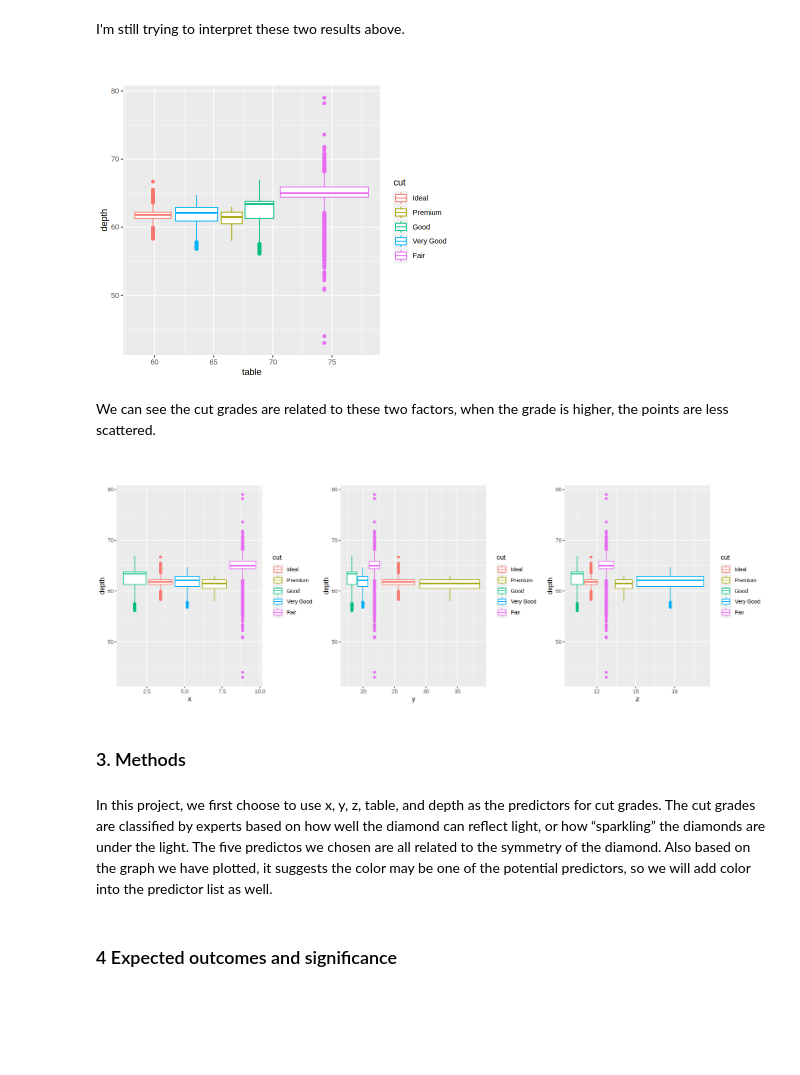
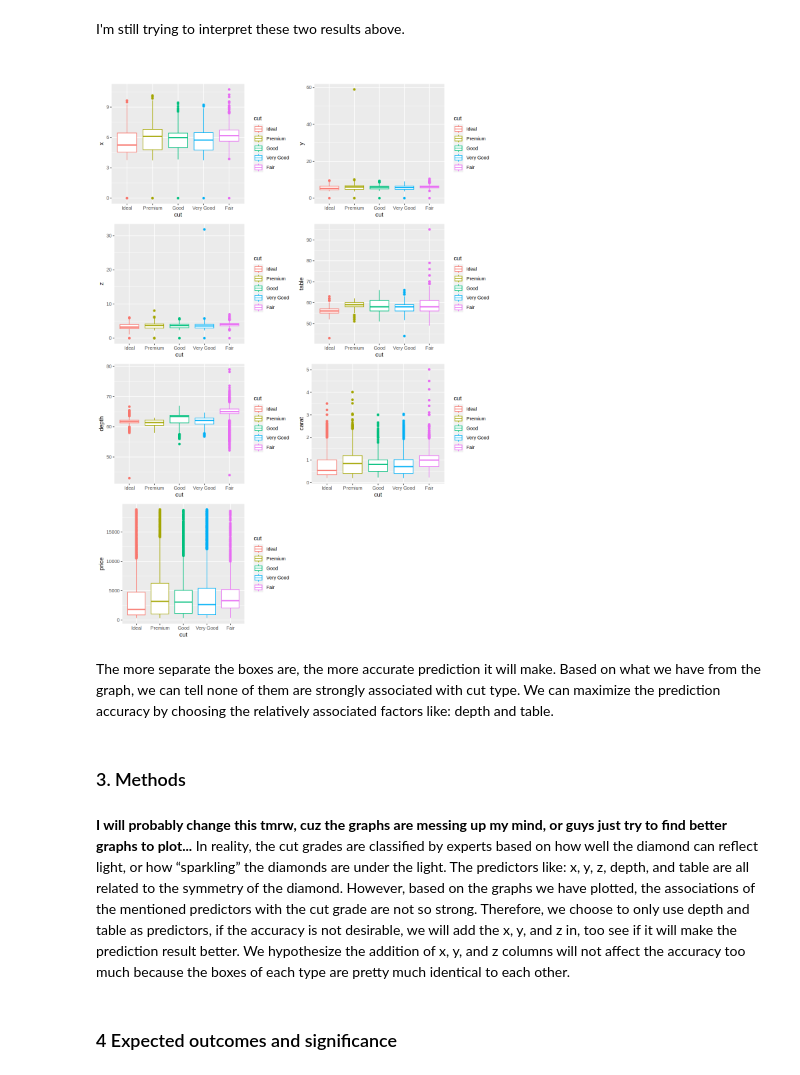
Before and after one commit to rubydelang/sonar_data, a Jupyter notebook: project_diamond.ipynb, the cells around one changed output. Saved outputs shown, nothing was run; the diff lists cells and outputs as text; code cells hidden in the pictures; blank space fills up the shorter version.

Commit message:
Fixed the wrong x-axis factors of the boxplots

```diff
--- a/project_diamond.ipynb
+++ b/project_diamond.ipynb
@@ -188,44 +172,44 @@ plot_grid(color_graph, clarity_graph, align = "h", ncol = 2)
 # %% [markdown]
 I'm still trying to interpret these two results above.<br><br>
-# %%
-# table_depth_graph <- diamond_training |>
-# ggplot(aes(x = depth, y = table, color = cut)) +
-# geom_point(alpha = 0.5) +
-# facet_grid(rows = vars(cut))
-
-options(repr.plot.width = 6, repr.plot.height = 5)
-
-table_depth_graph <- diamond_training |>
-ggplot(aes(x = table, y = depth, color = cut)) +
-geom_boxplot()
-
-table_depth_graph
-# %% [output]
-[figure, removed]
-# %% [markdown]
-We can see the cut grades are related to these two factors, when the grade is higher, the points are less scattered.<br><br>
 # %%
-options(repr.plot.width = 15, repr.plot.height = 5)
-x_depth_graph <- diamond_training |>
-ggplot(aes(x = x, y = depth, color = cut)) +
+options(repr.plot.width = 10, repr.plot.height = 14)
+x_cut_graph <- diamond_training |>
+ggplot(aes(x = cut, y = x, color = cut)) +
 geom_boxplot()
 
-y_depth_graph <- diamond_training |>
-ggplot(aes(x = y, y = depth, color = cut)) +
+y_cut_graph <- diamond_training |>
+ggplot(aes(x = cut, y = y, color = cut)) +
 geom_boxplot()
 
-z_depth_graph <- diamond_training |>
-ggplot(aes(x = z, y = depth, color = cut)) +
+z_cut_graph <- diamond_training |>
+ggplot(aes(x = cut, y = z, color = cut)) +
 geom_boxplot()
 
+table_cut_graph <- diamond_training |>
+ggplot(aes(x = cut, y = table, color = cut)) +
+geom_boxplot()
 
-plot_grid(x_depth_graph, y_depth_graph, z_depth_graph, align = "h", ncol = 3)
+depth_cut_graph <- diamond_training |>
+ggplot(aes(x = cut, y = depth, color = cut)) +
+geom_boxplot()
+
+carat_cut_graph <- diamond_training |>
+ggplot(aes(x = cut, y = carat, color = cut)) +
+geom_boxplot()
+
+price_cut_graph <- diamond_training |>
+ggplot(aes(x = cut, y = price, color = cut)) +
+geom_boxplot()
+
+plot_grid(x_cut_graph, y_cut_graph, z_cut_graph, table_cut_graph, depth_cut_graph, carat_cut_graph, price_cut_graph, align = "h", ncol = 2)
 # %% [output]
-[figure, old version]
+[figure, new version]
+# %% [markdown]
+The more separate the boxes are, the more accurate prediction it will make. Based on what we have from the graph, we can tell none of them are strongly associated with cut type. We can maximize the prediction accuracy by choosing the relatively associated factors like: depth and table.
 # %% [markdown]
 ### 3. Methods
 # %% [markdown]
-In this project, we first choose to use x, y, z, table, and depth as the predictors for cut grades. The cut grades are classified by experts based on how well the diamond can reflect light, or how “sparkling” the diamonds are under the light. The five predictos we chosen are all related to the symmetry of the diamond. Also based on the graph we have plotted, it suggests the color may be one of the potential predictors, so we will add color into the predictor list as well.
+**I will probably change this tmrw, cuz the graphs are messing up my mind, or guys just try to find better graphs to plot...** In reality, the cut grades are classified by experts based on how well the diamond can reflect light, or how “sparkling” the diamonds are under the light. The predictors like: x, y, z, depth, and table are all related to the symmetry of the diamond. However, based on the graphs we have plotted, the associations of the mentioned predictors with the cut grade are not so strong. Therefore, we choose to only use depth and table as predictors, if the accuracy is not desirable, we will add the x, y, and z in, too see if it will make the prediction result better. We hypothesize the addition of x, y, and z columns will not affect the accuracy too much because the boxes of each type are pretty much identical to each other.
 # %% [markdown]
 ### 4 Expected outcomes and significance
 # %% [markdown]
```
Also changed, not shown: parts of 3 cells of this notebook.
